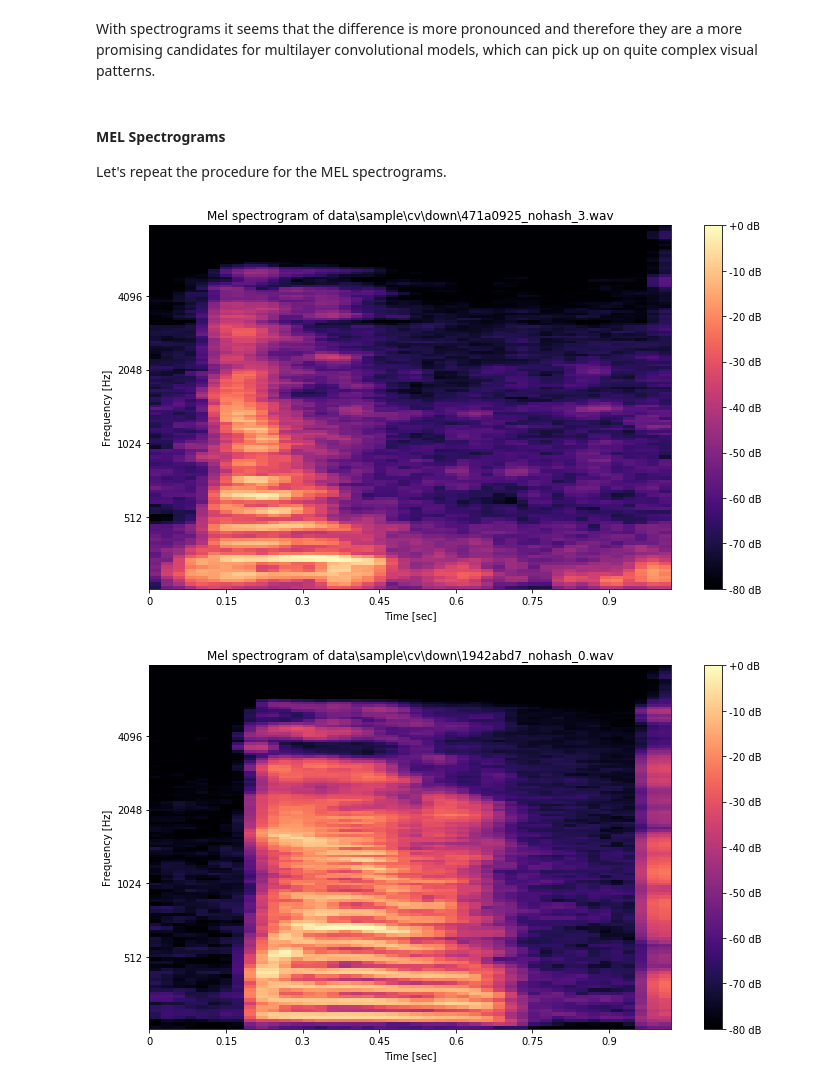
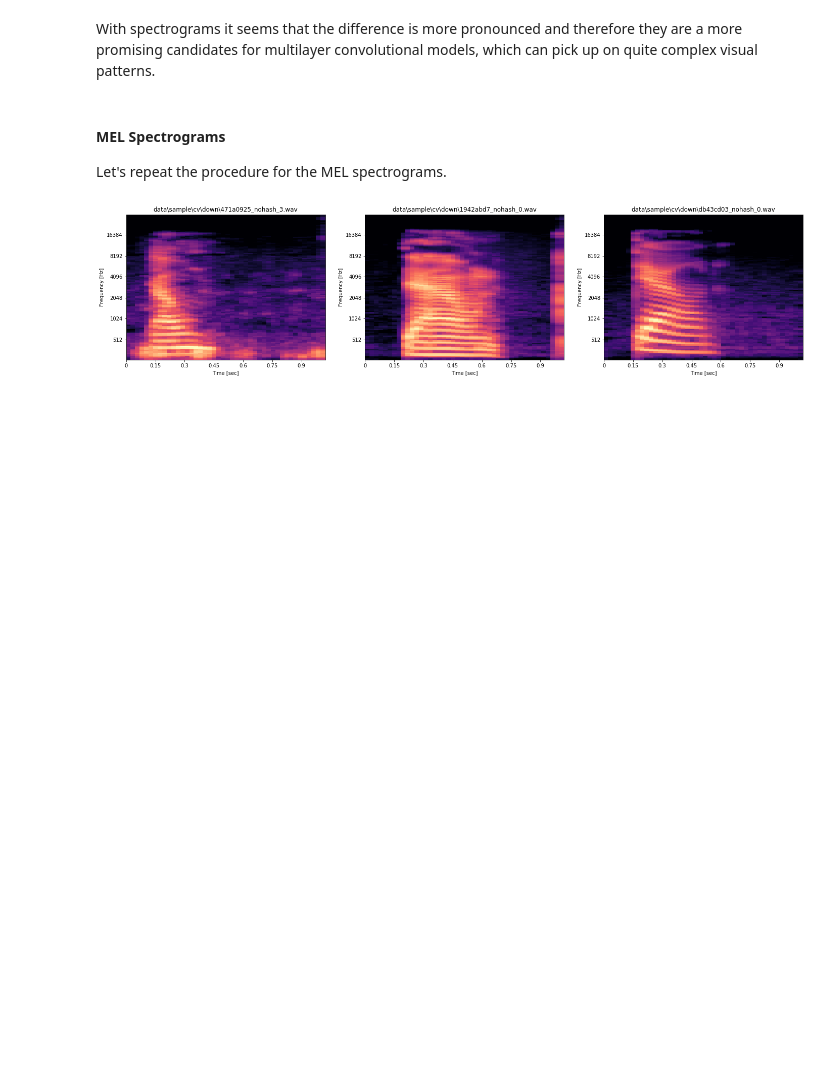
Before and after one commit to mateuszjurewicz/tensorflow_speech_recognition, a Jupyter notebook: 1. Visualize and preprocess.ipynb, the cells around one changed output. Cells and saved outputs as stored; diff of their text form; code cells hidden in the pictures; blank space fills up the shorter version.

Commit message:
Add side-by-side display of MEL spectrograms

```diff
--- a/1. Visualize and preprocess.ipynb
+++ b/1. Visualize and preprocess.ipynb
@@ -106,3 +111,34 @@ def librosa_mel_spectrogram(wav_file):
+# %%
+def graph_multiple_mel_spectrograms(list_of_wavs, grid_dimensions=(3,3)):
+    """
+    Draw multiple graphs of mel spectrograms side by side.
+    """
+
+    # Assume 3x3 grid maximum
+    grid_height = grid_dimensions[0]
+    grid_width = grid_dimensions[1]
+
+    # Create a figure for all subplots
+    plt.figure(figsize=(24,18))
+
+    for idx, wav_file in enumerate(list_of_wavs):
+
+        y, sr = librosa.load(wav_file)
+        S = librosa.feature.melspectrogram(y, sr=sr)
+        log_S = librosa.power_to_db(S, ref=np.max)
+
+        # Subplot
+        plt.subplot(grid_height, grid_width, idx + 1)
+
+        # Display the spectrogram on a mel scale
+        librosa.display.specshow(librosa.power_to_db(S,ref=np.max),
+                             y_axis='mel', fmax=32000,
+                             x_axis='time')
+
+        # Describe
+        plt.ylabel('Frequency [Hz]')
+        plt.xlabel('Time [sec]')
+        plt.title('{}'.format(wav_file))
 # %% [markdown]
 ## Visualize
 Let's turn audio files into something visible.
@@ -234,9 +270,6 @@ With spectrograms it seems that the difference is more pronounced and therefore
 Let's repeat the procedure for the MEL spectrograms.
 # %%
 # Down
-librosa_mel_spectrogram(path_to_down_1)
-librosa_mel_spectrogram(path_to_down_2)
-librosa_mel_spectrogram(path_to_down_3)
+graph_multiple_mel_spectrograms([path_to_down_1, path_to_down_2, path_to_down_3])
 # %% [output]
-[figure, old version]
+[figure, new version]
-[figure, removed]
```
Also changed, not shown: parts of 22 cells of this notebook, 1 other file.
